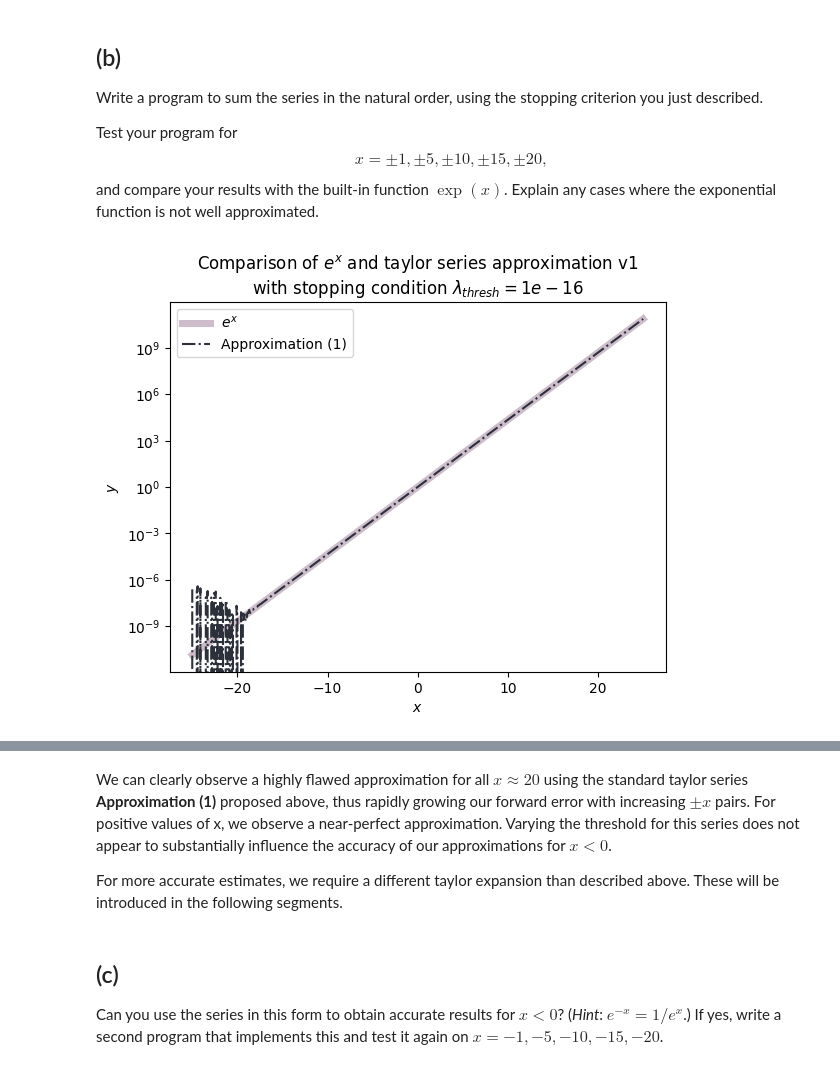
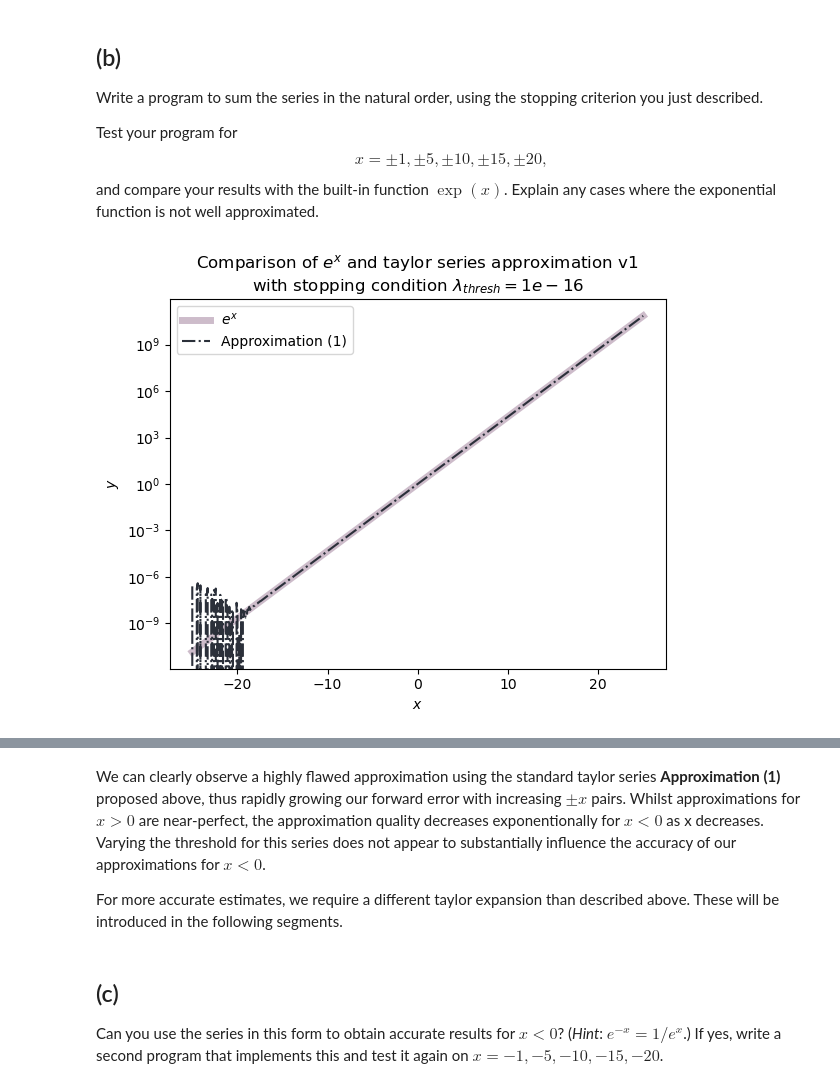
Before and after one commit to jonas4climate/na-assignment1, a Jupyter notebook: hw1_2023.ipynb, the cells around one changed output, grey strips where cells are left out. Drawn from its saved outputs; the diff is of its cells as text; code cells hidden in the pictures.

```diff
--- a/hw1_2023.ipynb
+++ b/hw1_2023.ipynb
@@ -157,38 +152,38 @@ v_taylor_series_v1 = np.vectorize(taylor_series_v1)
 y, y_hat_1 = np.exp(xs), v_taylor_series_v1(xs)
 
 
 # Data for plotting only x_value pairs
 true_pos, true_neg = np.exp(x_values), np.exp(-x_values)
 chosen_y_hat_1_pos, chosen_y_hat_1_neg = v_taylor_series_v1(x_values), v_taylor_series_v1(-x_values)
 errors_1 = np.abs(chosen_y_hat_1_pos-true_pos)/true_pos + np.abs(chosen_y_hat_1_neg-true_neg)/true_neg
 errors_1_neg = np.abs(chosen_y_hat_1_neg-true_neg)/true_neg
 
 
-plt.semilogy(xs, y, linewidth=5, color=COLORS[3], alpha=0.5)
+plt.semilogy(xs, y, linewidth=5, color=COLORS[4], alpha=0.5)
 plt.semilogy(xs, y_hat_1, linewidth=1.5, color=COLORS[0], linestyle='-.')
 plt.xlabel('$x$')
 plt.ylabel('$y$')
 plt.legend(['$e^x$', 'Approximation (1)'])
 plt.title('Comparison of $e^x$ and taylor series approximation v1\n' +
           f'with stopping condition $\\lambda_{{thresh}}={lambda_thresh}$')
 plt.savefig(f'{SAVE_DIR}/comparison_e_approx_1.png', dpi=300)
 plt.show()
 
 
 bar1 = plt.bar(x_values, errors_1, color=COLORS[0], width=2.0)
 plt.xticks(x_values, ['$\\pm$' + str(x_value) for x_value in x_values])
 plt.xlabel('$x$')
 plt.ylabel('error $\\epsilon = \\epsilon_{-x} + \\epsilon_{x}$')
 plt.yscale('log')
 plt.legend(['Approximation (1)', 'Approximation (2)'])
 plt.title('Relative forward error of approximation for $\\pm x$ pairs')
 plt.savefig(f'{SAVE_DIR}/comparison_e_approx_1_error.png', dpi=300)
 plt.show()
 # %% [output]
-[figure, old version]
+[figure, new version]
 [figure]
 # %% [markdown]
-We can clearly observe a highly flawed approximation for all $x \approx 20 $ using the standard taylor series **Approximation (1)** proposed above, thus rapidly growing our forward error with increasing $\pm x$ pairs. For positive values of x, we observe a near-perfect approximation. Varying the threshold for this series does not appear to substantially influence the accuracy of our approximations for $x \lt 0$.
+We can clearly observe a highly flawed approximation using the standard taylor series **Approximation (1)** proposed above, thus rapidly growing our forward error with increasing $\pm x$ pairs. Whilst approximations for $x > 0$ are near-perfect, the approximation quality decreases exponentionally for $x < 0$ as x decreases. Varying the threshold for this series does not appear to substantially influence the accuracy of our approximations for $x < 0$.
 
 For more accurate estimates, we require a different taylor expansion than described above. These will be introduced in the following segments.
 # %% [markdown]
```
Also changed, not shown: parts of 13 cells of this notebook, 14 other files.
